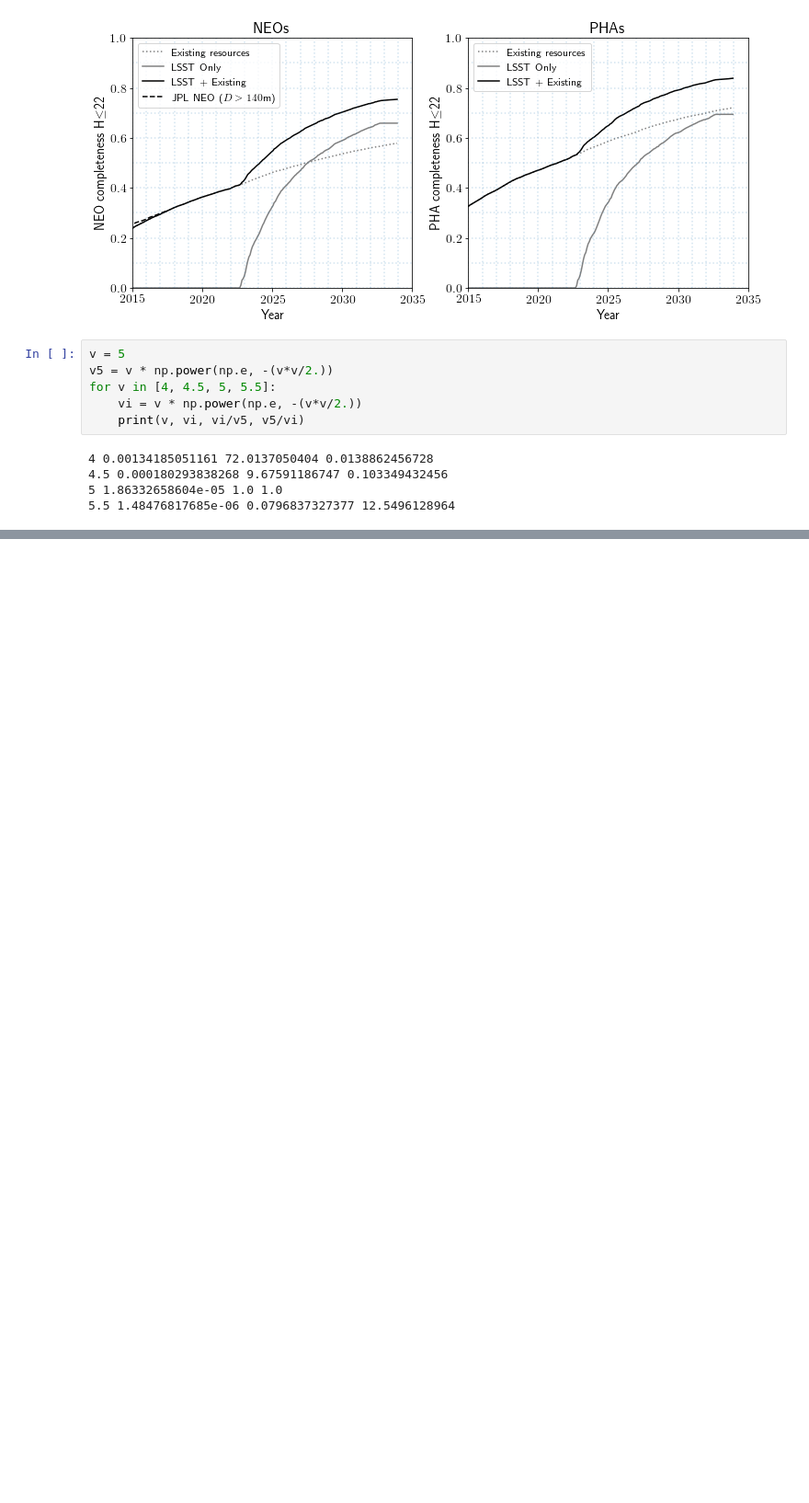
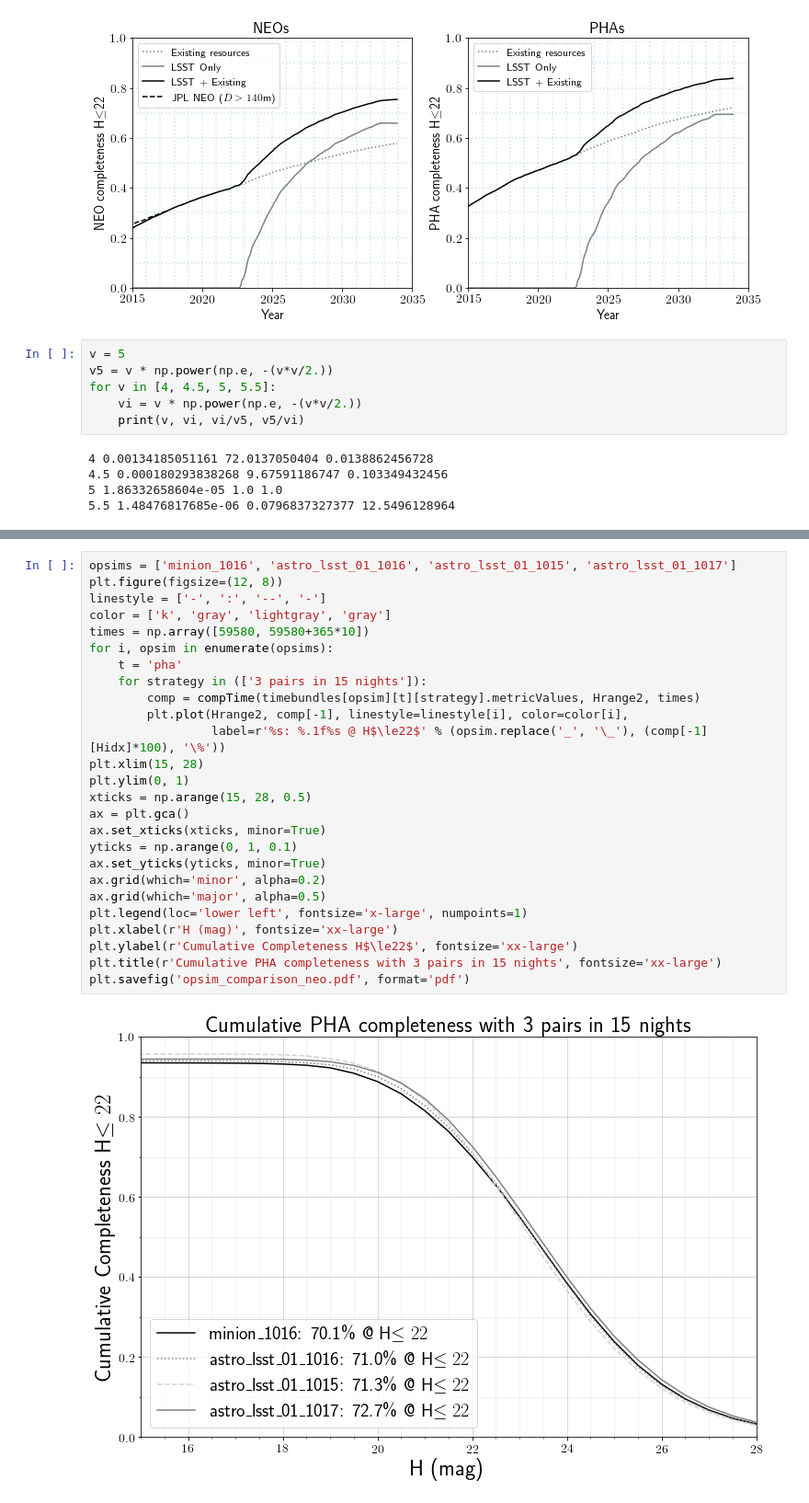
Before and after one commit to lsst-pst/neo_capabilities, a Jupyter notebook: data/Bright Objects Discovery Boost.ipynb, the cells around one changed output, grey strips where cells are left out. Shown at 92% size. Drawn from its saved outputs; the diff is of its cells as text; blank space fills up the shorter version.

```diff
--- a/data/Bright Objects Discovery Boost.ipynb
+++ b/data/Bright Objects Discovery Boost.ipynb
@@ -480,0 +578,28 @@ for v in [4, 4.5, 5, 5.5]:
+# %%
+opsims = ['minion_1016', 'astro_lsst_01_1016', 'astro_lsst_01_1015', 'astro_lsst_01_1017']
+plt.figure(figsize=(12, 8))
+linestyle = ['-', ':', '--', '-']
+color = ['k', 'gray', 'lightgray', 'gray']
+times = np.array([59580, 59580+365*10])
+for i, opsim in enumerate(opsims):
+    t = 'pha'
+    for strategy in (['3 pairs in 15 nights']):
+        comp = compTime(timebundles[opsim][t][strategy].metricValues, Hrange2, times)
+        plt.plot(Hrange2, comp[-1], linestyle=linestyle[i], color=color[i],
+                 label=r'%s: %.1f%s @ H$\le22$' % (opsim.replace('_', '\_'), (comp[-1][Hidx]*100), '\%'))
+plt.xlim(15, 28)
+plt.ylim(0, 1)
+xticks = np.arange(15, 28, 0.5)
+ax = plt.gca()
+ax.set_xticks(xticks, minor=True)
+yticks = np.arange(0, 1, 0.1)
+ax.set_yticks(yticks, minor=True)
+ax.grid(which='minor', alpha=0.2)
+ax.grid(which='major', alpha=0.5)
+plt.legend(loc='lower left', fontsize='x-large', numpoints=1)
+plt.xlabel(r'H (mag)', fontsize='xx-large')
+plt.ylabel(r'Cumulative Completeness H$\le22$', fontsize='xx-large')
+plt.title(r'Cumulative PHA completeness with 3 pairs in 15 nights', fontsize='xx-large')
+plt.savefig('opsim_comparison_neo.pdf', format='pdf')
+# %% [output]
+[figure, added]
```
Also changed, not shown: parts of 3 cells of this notebook, 39 other files.
